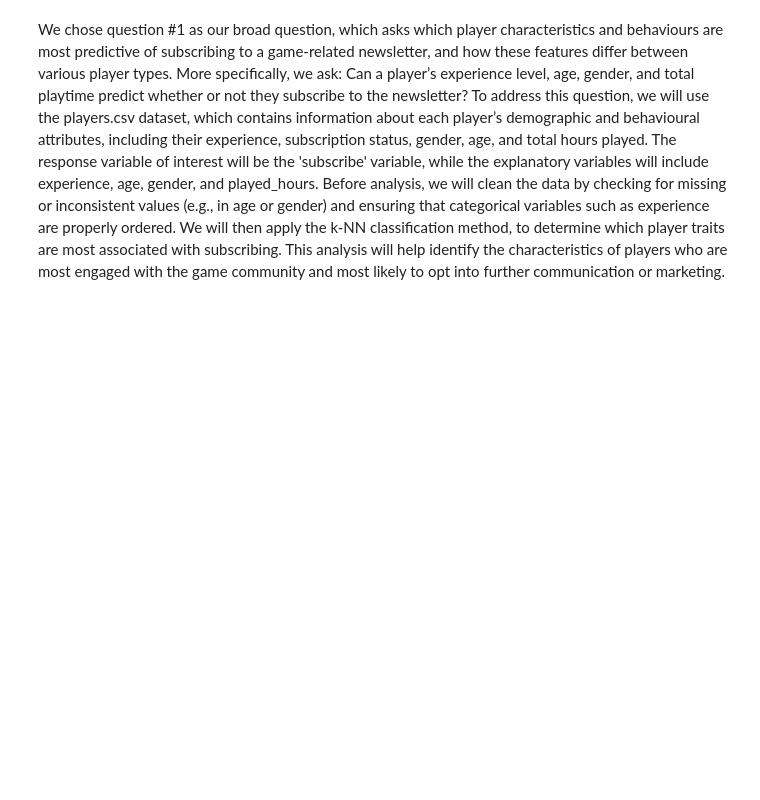
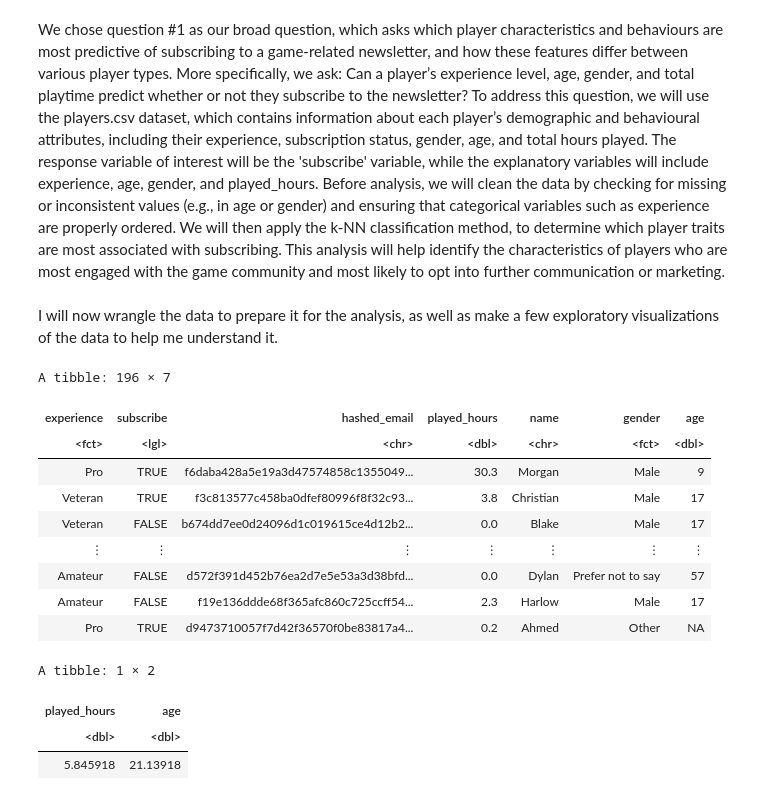
Before and after one commit to uugeneb/DSCI100-Project, a Jupyter notebook: Proposal_Notebook.ipynb, the cells around one changed output. Cells and saved outputs as stored; diff of their text form; code cells hidden in the pictures; blank space fills up the shorter version.

```diff
--- a/Proposal_Notebook.ipynb
+++ b/Proposal_Notebook.ipynb
@@ -126,3 +118,39 @@ Overall, for the 'players' dataset, it appears to be clean but contains a few is
 For the 'sessions' dataset, In terms of data quality, the dataset is generally consistent but exhibits a few potential issues. First, there are two missing end_time values that could distort calculations of total playtime if not handled properly. Second, because timestamps are stored in two formats, duplication of information may be redundant, though useful for different types of analysis. There is no explicit measure of duration, so it must be derived by subtracting original_start_time from original_end_time. Another limitation is the absence of more specific information such as location, device type, or session purpose, which restricts further potential analysis. Despite these issues, the dataset provides a strong foundation for exploring player engagement, frequency, and duration of play. When combined with players.csv, it can reveal how factors like experience level, age, or subscription status influence overall session behavior and time investment.
 # %% [markdown]
 We chose question #1 as our broad question, which asks which player characteristics and behaviours are most predictive of subscribing to a game-related newsletter, and how these features differ between various player types. More specifically, we ask: Can a player’s experience level, age, gender, and total playtime predict whether or not they subscribe to the newsletter? To address this question, we will use the players.csv dataset, which contains information about each player’s demographic and behavioural attributes, including their experience, subscription status, gender, age, and total hours played. The response variable of interest will be the 'subscribe' variable, while the explanatory variables will include experience, age, gender, and played_hours. Before analysis, we will clean the data by checking for missing or inconsistent values (e.g., in age or gender) and ensuring that categorical variables such as experience are properly ordered. We will then apply the k-NN classification method, to determine which player traits are most associated with subscribing. This analysis will help identify the characteristics of players who are most engaged with the game community and most likely to opt into further communication or marketing.
+# %% [markdown]
+I will now wrangle the data to prepare it for the analysis, as well as make a few exploratory visualizations of the data to help me understand it.
+# %%
+
+
+players <- players |>
+  mutate(
+    experience = as.factor(experience),
+    gender = as.factor(gender))
+
+players_wrangled <- players |>
+    rename(
+        age = Age,
+        hashed_email = hashedEmail)
+
+players_mean <- players_wrangled |>
+    summarise(across(c(played_hours, age), ~ mean(.x, na.rm = TRUE)))
+
+
+players_wrangled
+players_mean
+# %% [output]
+A tibble: 196 × 7
+| experience | subscribe | hashed_email | played_hours | name | gender | age |
+| <fct> | <lgl> | <chr> | <dbl> | <chr> | <fct> | <dbl> |
+| Pro | TRUE | f6daba428a5e19a3d47574858c1355049... | 30.3 | Morgan | Male | 9 |
+| Veteran | TRUE | f3c813577c458ba0dfef80996f8f32c93... | 3.8 | Christian | Male | 17 |
+| Veteran | FALSE | b674dd7ee0d24096d1c019615ce4d12b2... | 0.0 | Blake | Male | 17 |
+| ⋮ | ⋮ | ⋮ | ⋮ | ⋮ | ⋮ | ⋮ |
+| Amateur | FALSE | d572f391d452b76ea2d7e5e53a3d38bfd... | 0.0 | Dylan | Prefer not to say | 57 |
+| Amateur | FALSE | f19e136ddde68f365afc860c725ccff54... | 2.3 | Harlow | Male | 17 |
+| Pro | TRUE | d9473710057f7d42f36570f0be83817a4... | 0.2 | Ahmed | Other | NA |
+A tibble: 1 × 2
+| played_hours | age |
+| <dbl> | <dbl> |
+| 5.845918 | 21.13918 |
```
Also changed, not shown: parts of 5 cells of this notebook.
